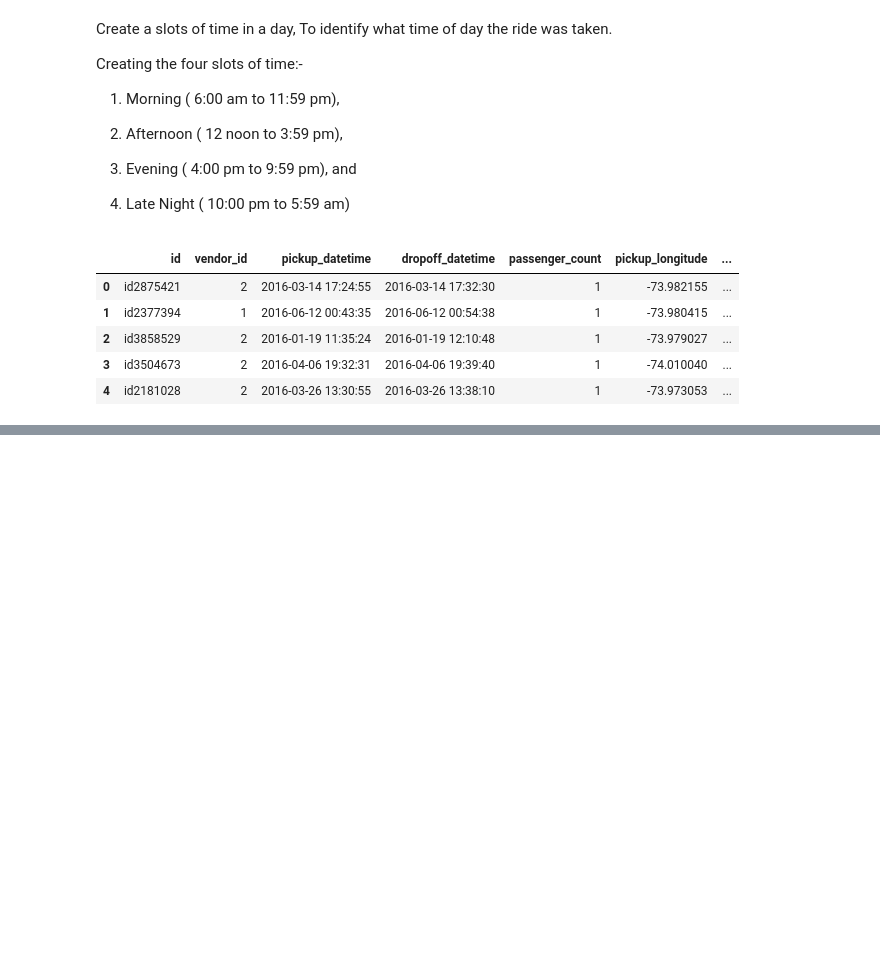
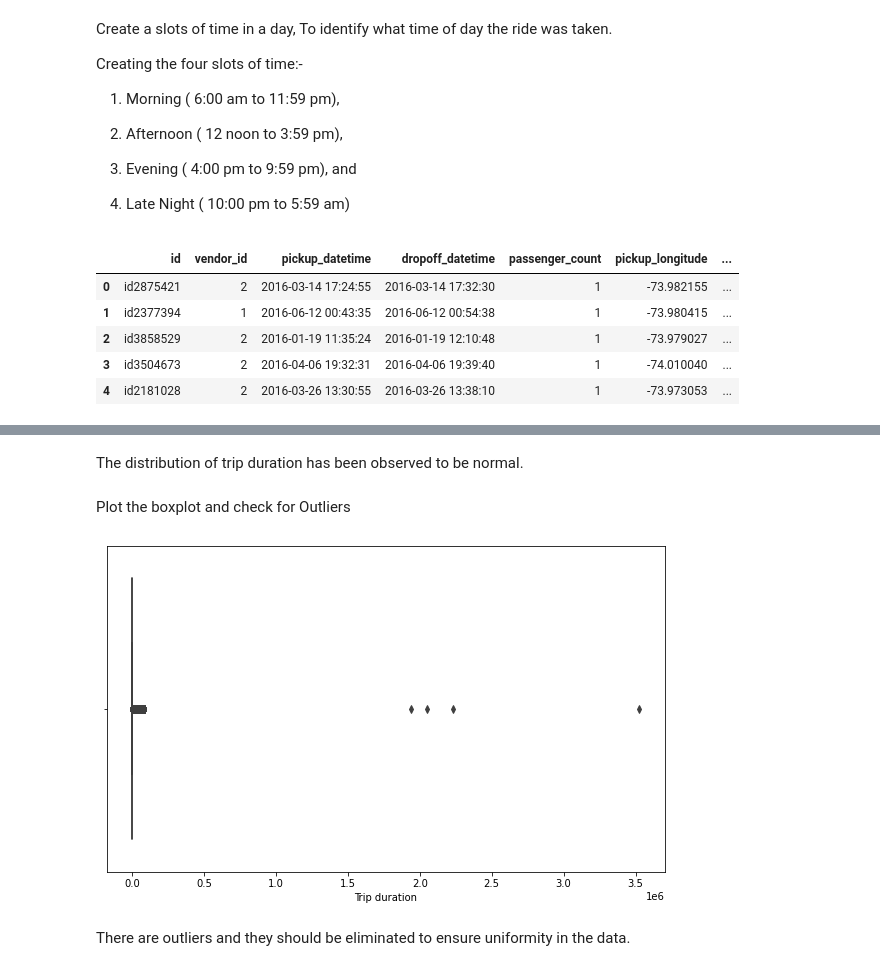
Before and after one commit to PUNEETSUBHANJI/NYC_Taxi_Trip_Time_prediction, a Jupyter notebook: NYC_Taxi_Trip_Time_prediction.ipynb, the cells around one changed output, grey strips where cells are left out. Cells and saved outputs as stored; diff of their text form; code cells hidden in the pictures; blank space fills up the shorter version.

```diff
--- a/NYC_Taxi_Trip_Time_prediction.ipynb
+++ b/NYC_Taxi_Trip_Time_prediction.ipynb
@@ -216,0 +238,13 @@ taxi_data.head()
+# %% [markdown]
+The distribution of trip duration has been observed to be normal.
+# %% [markdown]
+Plot the boxplot and check for Outliers
+# %%
+plt.figure(figsize=(10,6))
+sns.boxplot(taxi_data['trip_duration'])
+plt.xlabel('Trip duration')
+plt.show()
+# %% [output]
+[figure, added]
+# %% [markdown]
+There are outliers and they should be eliminated to ensure uniformity in the data.
```
Also changed, not shown: parts of 97 cells of this notebook.
